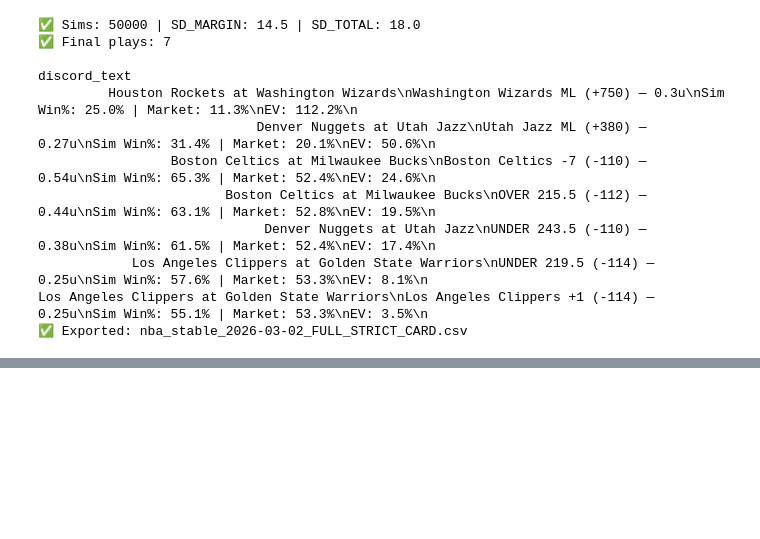
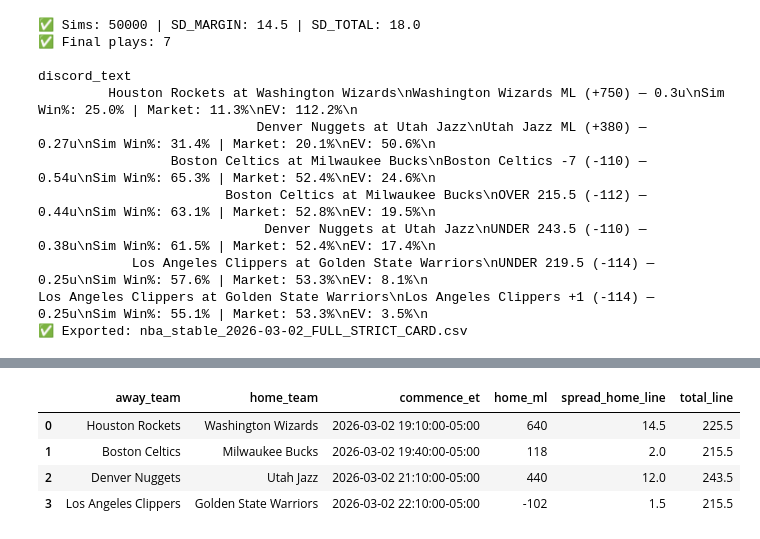
Before and after one commit to dchav12/New-stable-, a Jupyter notebook: NBA_STABLE.ipynb, the cells around one changed output, grey strips where cells are left out. Cells and saved outputs as stored; diff of their text form; code cells hidden in the pictures; blank space fills up the shorter version.

```diff
--- a/NBA_STABLE.ipynb
+++ b/NBA_STABLE.ipynb
@@ -2408,0 +2889,87 @@ Los Angeles Clippers at Golden State Warriors\nLos Angeles Clippers +1 (-114)
+# %%
+ET = pytz.timezone("US/Eastern")
+UTC = pytz.utc
+
+start_et = ET.localize(datetime.strptime(SLATE_DATE, "%Y-%m-%d"))
+end_et   = start_et + timedelta(days=1)
+start_utc = start_et.astimezone(UTC)
+end_utc   = end_et.astimezone(UTC)
+
+url = f"https://api.the-odds-api.com/v4/sports/{SPORT}/odds/"
+params = {
+    "apiKey": ODDS_API_KEY,
+    "regions": "us",
+    "markets": "h2h,spreads,totals",
+    "oddsFormat": "american",
+    "dateFormat": "iso",
+    "commenceTimeFrom": start_utc.isoformat().replace("+00:00","Z"),
+    "commenceTimeTo": end_utc.isoformat().replace("+00:00","Z"),
+}
+
+r = requests.get(url, params=params, timeout=30)
+if r.status_code != 200:
+    raise Exception(r.text)
+data = r.json()
+
+rows = []
+for g in data:
+    home = g["home_team"]; away = g["away_team"]
+    t = pd.to_datetime(g["commence_time"], utc=True)
+
+    # grab first bookmaker
+    if not g.get("bookmakers"):
+        continue
+    book = g["bookmakers"][0]
+
+    def mkt(key):
+        for m in book["markets"]:
+            if m["key"] == key: return m
+        return None
+
+    def pick(market, name):
+        if not market: return None
+        for o in market["outcomes"]:
+            if o["name"] == name: return o
+        return None
+
+    h2h, spr, tot = mkt("h2h"), mkt("spreads"), mkt("totals")
+
+    oh, oa = pick(h2h, home), pick(h2h, away)
+    home_ml = oh["price"] if oh else None
+    away_ml = oa["price"] if oa else None
+
+    oh, oa = pick(spr, home), pick(spr, away)
+    sh_line = oh["point"] if oh else None
+    sh_odds = oh["price"] if oh else None
+    sa_line = oa["point"] if oa else None
+    sa_odds = oa["price"] if oa else None
+
+    oo, ou = pick(tot, "Over"), pick(tot, "Under")
+    total_line = oo["point"] if oo else None
+    over_odds  = oo["price"] if oo else None
+    under_odds = ou["price"] if ou else None
+
+    rows.append({
+        "away_team": away,
+        "home_team": home,
+        "commence_time": t,
+        "commence_et": t.tz_convert("US/Eastern"),
+        "home_ml": home_ml,
+        "away_ml": away_ml,
+        "spread_home_line": sh_line,
+        "spread_home_odds": sh_odds,
+        "spread_away_line": sa_line,
+        "spread_away_odds": sa_odds,
+        "total_line": total_line,
+        "over_odds": over_odds,
+        "under_odds": under_odds
+    })
+
+games_df = pd.DataFrame(rows)
+num_cols = ["home_ml","away_ml","spread_home_line","spread_home_odds","spread_away_line","spread_away_odds","total_line","over_odds","under_odds"]
+for c in num_cols:
+    games_df[c] = pd.to_numeric(games_df[c], errors="coerce")
+
+print("✅ Games pulled:", len(games_df))
+games_df[["away_team","home_team","commence_et","home_ml","spread_home_line","total_line"]].sort_values("commence_et")
+# %% [output]
@@ -2408,0 +2977,5 @@ Los Angeles Clippers at Golden State Warriors\nLos Angeles Clippers +1 (-114)
+|  | away_team | home_team | commence_et | home_ml | spread_home_line | total_line |
+| 0 | Houston Rockets | Washington Wizards | 2026-03-02 19:10:00-05:00 | 640 | 14.5 | 225.5 |
+| 1 | Boston Celtics | Milwaukee Bucks | 2026-03-02 19:40:00-05:00 | 118 | 2.0 | 215.5 |
+| 2 | Denver Nuggets | Utah Jazz | 2026-03-02 21:10:00-05:00 | 440 | 12.0 | 243.5 |
+| 3 | Los Angeles Clippers | Golden State Warriors | 2026-03-02 22:10:00-05:00 | -102 | 1.5 | 215.5 |
```
Also changed, not shown: parts of 17 cells of this notebook.
